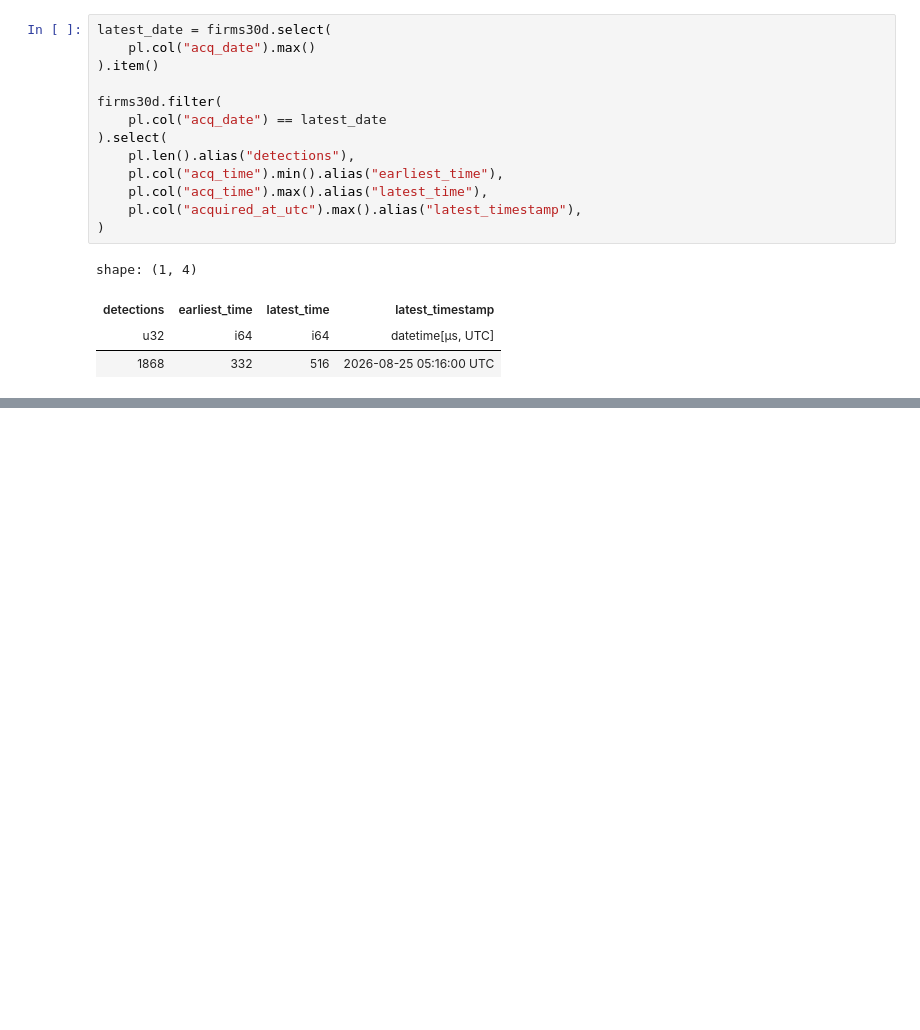
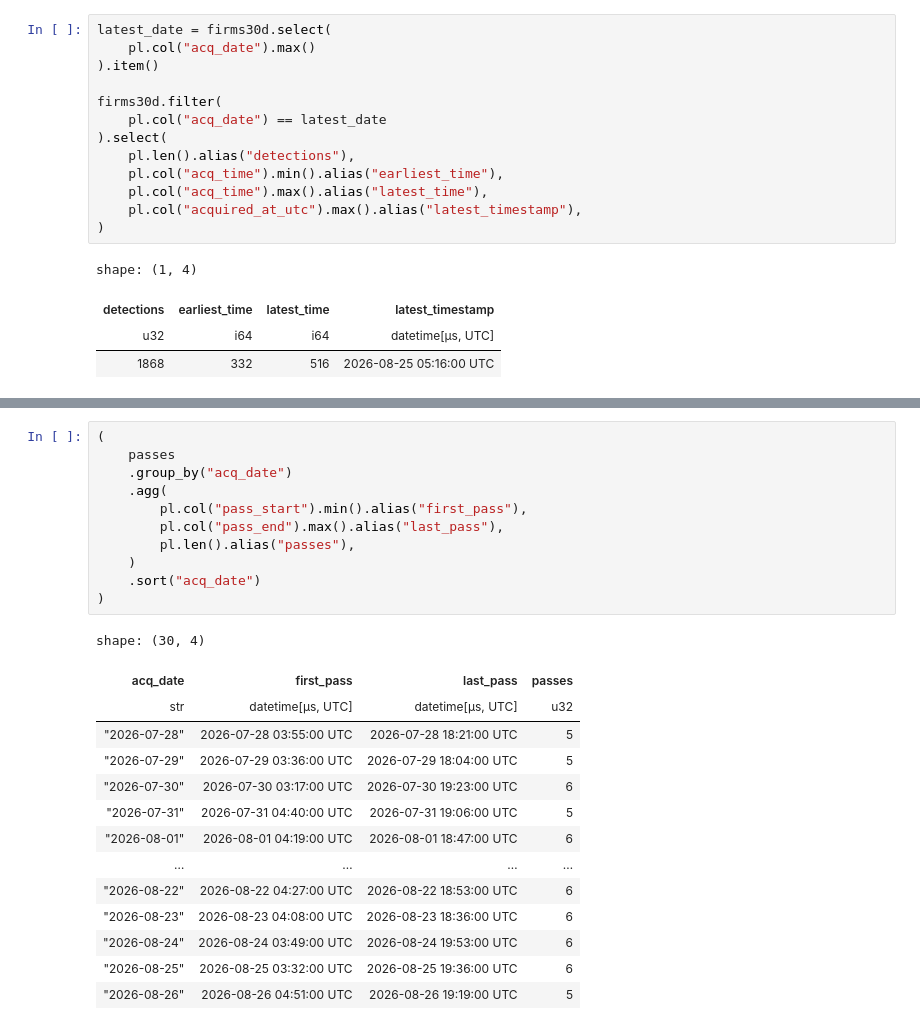
Before and after one commit to FAL10000/KarhutlaWatch-ID, a Jupyter notebook: notebooks/explore.ipynb, the cells around one changed output, grey strips where cells are left out. Drawn from its saved outputs; the diff is of its cells as text; blank space fills up the shorter version.

```diff
--- a/notebooks/explore.ipynb
+++ b/notebooks/explore.ipynb
@@ -530,0 +666,26 @@ shape: (1, 4)
+# %%
+(
+    passes
+    .group_by("acq_date")
+    .agg(
+        pl.col("pass_start").min().alias("first_pass"),
+        pl.col("pass_end").max().alias("last_pass"),
+        pl.len().alias("passes"),
+    )
+    .sort("acq_date")
+)
+# %% [output]
+shape: (30, 4)
+| acq_date | first_pass | last_pass | passes |
+| str | datetime[μs, UTC] | datetime[μs, UTC] | u32 |
+| "2026-07-28" | 2026-07-28 03:55:00 UTC | 2026-07-28 18:21:00 UTC | 5 |
+| "2026-07-29" | 2026-07-29 03:36:00 UTC | 2026-07-29 18:04:00 UTC | 5 |
+| "2026-07-30" | 2026-07-30 03:17:00 UTC | 2026-07-30 19:23:00 UTC | 6 |
+| "2026-07-31" | 2026-07-31 04:40:00 UTC | 2026-07-31 19:06:00 UTC | 5 |
+| "2026-08-01" | 2026-08-01 04:19:00 UTC | 2026-08-01 18:47:00 UTC | 6 |
+| … | … | … | … |
+| "2026-08-22" | 2026-08-22 04:27:00 UTC | 2026-08-22 18:53:00 UTC | 6 |
+| "2026-08-23" | 2026-08-23 04:08:00 UTC | 2026-08-23 18:36:00 UTC | 6 |
+| "2026-08-24" | 2026-08-24 03:49:00 UTC | 2026-08-24 19:53:00 UTC | 6 |
+| "2026-08-25" | 2026-08-25 03:32:00 UTC | 2026-08-25 19:36:00 UTC | 6 |
+| "2026-08-26" | 2026-08-26 04:51:00 UTC | 2026-08-26 19:19:00 UTC | 5 |
```
Also changed, not shown: parts of 7 cells of this notebook.
